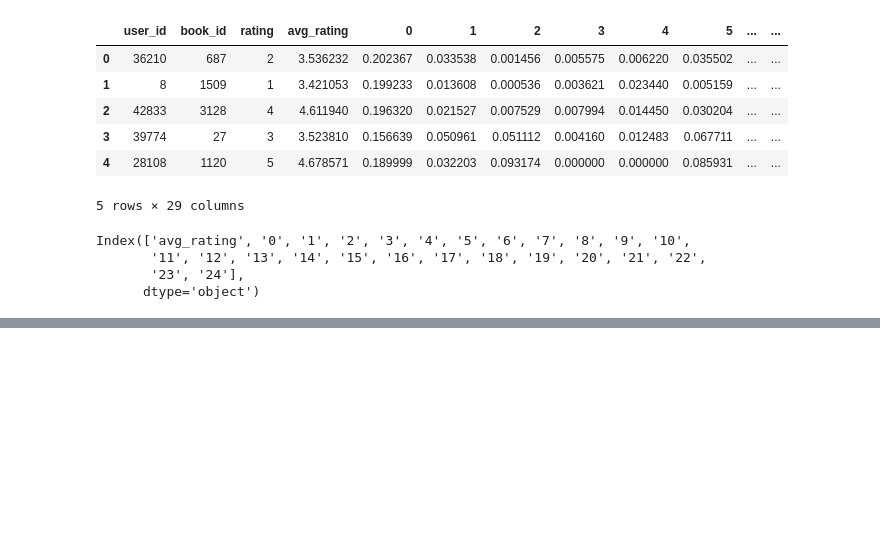
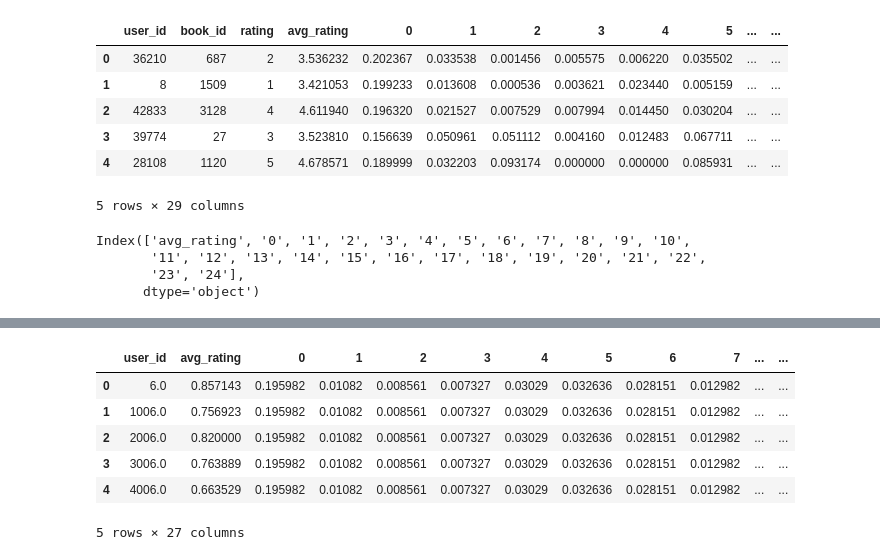
Before and after one commit to manoj0237/DeeplearningandAI-finalproject, a Jupyter notebook: hLinUCB.ipynb, the cells around one changed output, grey strips where cells are left out. Drawn from its saved outputs; the diff is of its cells as text; code cells hidden in the pictures; blank space fills up the shorter version.

```diff
--- a/hLinUCB.ipynb
+++ b/hLinUCB.ipynb
@@ -36,0 +58,12 @@ model.fit(train_data, train_data['binary_rating'])
+# %%
+user_features['avg_rating'] = user_features['avg_rating'] / 5
+# %%
+user_features.head()
+# %% [output]
+|  | user_id | avg_rating | 0 | 1 | 2 | 3 | 4 | 5 | 6 | 7 | ... | ... |
+| 0 | 6.0 | 0.857143 | 0.195982 | 0.01082 | 0.008561 | 0.007327 | 0.03029 | 0.032636 | 0.028151 | 0.012982 | ... | ... |
+| 1 | 1006.0 | 0.756923 | 0.195982 | 0.01082 | 0.008561 | 0.007327 | 0.03029 | 0.032636 | 0.028151 | 0.012982 | ... | ... |
+| 2 | 2006.0 | 0.820000 | 0.195982 | 0.01082 | 0.008561 | 0.007327 | 0.03029 | 0.032636 | 0.028151 | 0.012982 | ... | ... |
+| 3 | 3006.0 | 0.763889 | 0.195982 | 0.01082 | 0.008561 | 0.007327 | 0.03029 | 0.032636 | 0.028151 | 0.012982 | ... | ... |
+| 4 | 4006.0 | 0.663529 | 0.195982 | 0.01082 | 0.008561 | 0.007327 | 0.03029 | 0.032636 | 0.028151 | 0.012982 | ... | ... |
+5 rows × 27 columns
```
Also changed, not shown: parts of 19 cells of this notebook, 22 other files.
